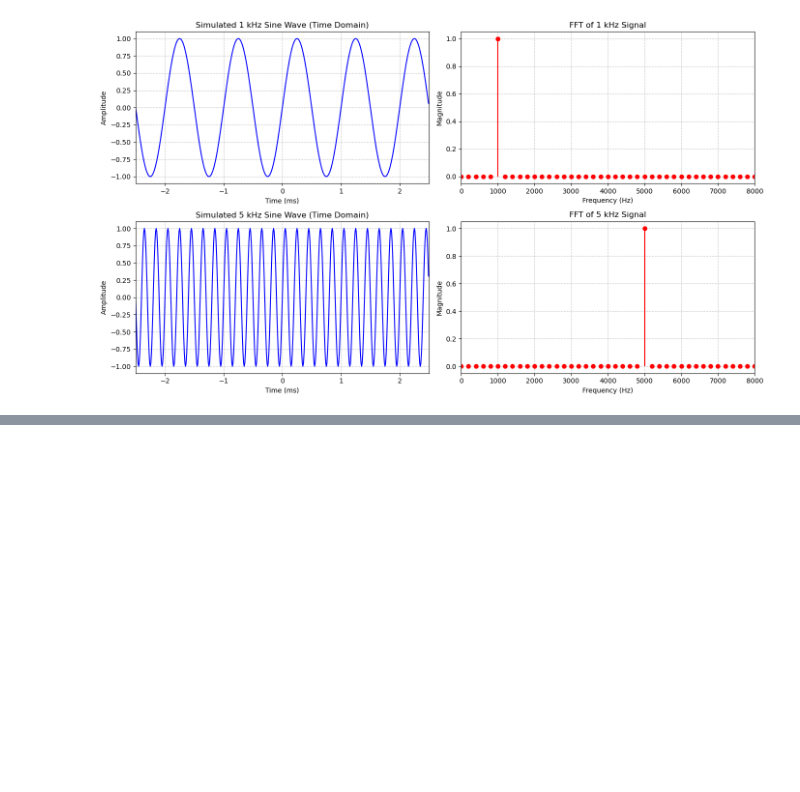
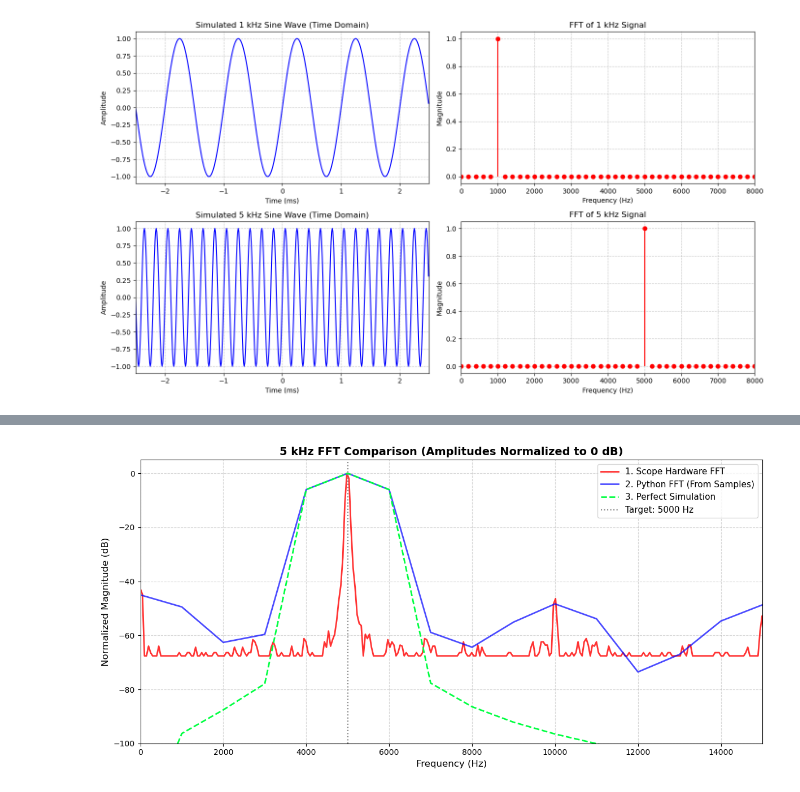
Before and after one commit to wizdaksh/Physics-III-Lab, a Jupyter notebook: Calibrating a Function Generator/lab4.ipynb, the cells around one changed output, grey strips where cells are left out. Drawn from its saved outputs; the diff is of its cells as text; code cells hidden in the pictures; blank space fills up the shorter version.

Commit message:
finish analysis

```diff
--- a/Calibrating a Function Generator/lab4.ipynb
+++ b/Calibrating a Function Generator/lab4.ipynb
@@ -186,0 +322,69 @@ plt.show()
+# %%
+# ==========================================
+# 1. LOAD 5 kHz DATA & EXTRACT VARIABLES
+# ==========================================
+# 5 kHz test specific parameters
+FS_5K = 2500000  # 2.5 MHz sampling rate
+TARGET_FREQ_5K = 5000.0
+
+# Scope Hardware FFT
+s_freqs_5k, s_mags_5k, z_scope_5k, sz_scope_5k = get_scope_fft('5k-fft.csv')
+
+# Python Software FFT (from 1D vector)
+raw_v_5k = np.genfromtxt('5k-time.csv', delimiter=',', usecols=4)
+v_vec_5k = raw_v_5k[~np.isnan(raw_v_5k)]
+p_freqs_5k, p_mags_5k, z_py_5k, sz_py_5k = compute_software_fft(v_vec_5k, FS_5K)
+
+# Pure Simulation FFT
+sim_freqs_5k, sim_mags_5k, _, _ = simulate_perfect_fft(TARGET_FREQ_5K, FS_5K, len(v_vec_5k))
+
+# ==========================================
+# 2. PRE-LAB ERROR ANALYSIS (t-test)
+# ==========================================
+t_scope_5k = abs(TARGET_FREQ_5K - z_scope_5k) / sz_scope_5k
+t_py_5k = abs(TARGET_FREQ_5K - z_py_5k) / sz_py_5k
+
+print("======================================================")
+print(" PRE-LAB ERROR ANALYSIS (5 kHz FREQUENCY CALIBRATION)")
+print("======================================================\n")
+
+print(f"EXPECTED THEORETICAL FREQUENCY (mu) : {TARGET_FREQ_5K:.2f} Hz\n")
+
+print("--- 1. OSCILLOSCOPE HARDWARE FFT ---")
+print(f"Measured Peak (z)  : {z_scope_5k:.2f} Hz")
+print(f"Uncertainty (sz)   : {sz_scope_5k:.2f} Hz")
+print(f"t-value            : {t_scope_5k:.3f}")
+if t_scope_5k < 1.0:
+    print("Conclusion         : t < 1.0; Difference is within hardware error.\n")
+
+print("--- 2. PYTHON SOFTWARE FFT (1D Vector) ---")
+print(f"Measured Peak (z)  : {z_py_5k:.2f} Hz")
+print(f"Uncertainty (sz)   : {sz_py_5k:.2f} Hz")
+print(f"t-value            : {t_py_5k:.3f}")
+if t_py_5k < 1.0:
+    print("Conclusion         : t < 1.0; Highly accurate mathematical calculation.\n")
+
+# ==========================================
+# 3. PLOT THE 3-WAY VISUAL COMPARISON
+# ==========================================
+plt.figure(figsize=(12, 6))
+
+plt.plot(s_freqs_5k, s_mags_5k, label="1. Scope Hardware FFT", color='red', linewidth=2, alpha=0.8)
+plt.plot(p_freqs_5k, p_mags_5k, label="2. Python FFT (From Samples)", color='blue', linewidth=2, alpha=0.7)
+plt.plot(sim_freqs_5k, sim_mags_5k, label="3. Perfect Simulation", color='#00FF41', linestyle='--', linewidth=2)
+
+plt.title("5 kHz FFT Comparison (Amplitudes Normalized to 0 dB)", fontsize=14, fontweight='bold')
+plt.xlabel("Frequency (Hz)", fontsize=12)
+plt.ylabel("Normalized Magnitude (dB)", fontsize=12)
+
+# Zoom in to clearly see the 5 kHz peak alignment and noise floor
+plt.xlim(0, 15000)
+plt.ylim(-100, 5)
+
+plt.axvline(TARGET_FREQ_5K, color='gray', linestyle=':', label="Target: 5000 Hz")
+plt.grid(True, linestyle='--', alpha=0.5)
+plt.legend(loc='upper right', fontsize=11)
+plt.tight_layout()
+
+plt.show()
+# %% [output]
@@ -186,0 +408 @@ plt.show()
+[figure, added]
```
Also changed, not shown: parts of 3 cells of this notebook, 6 other files.
